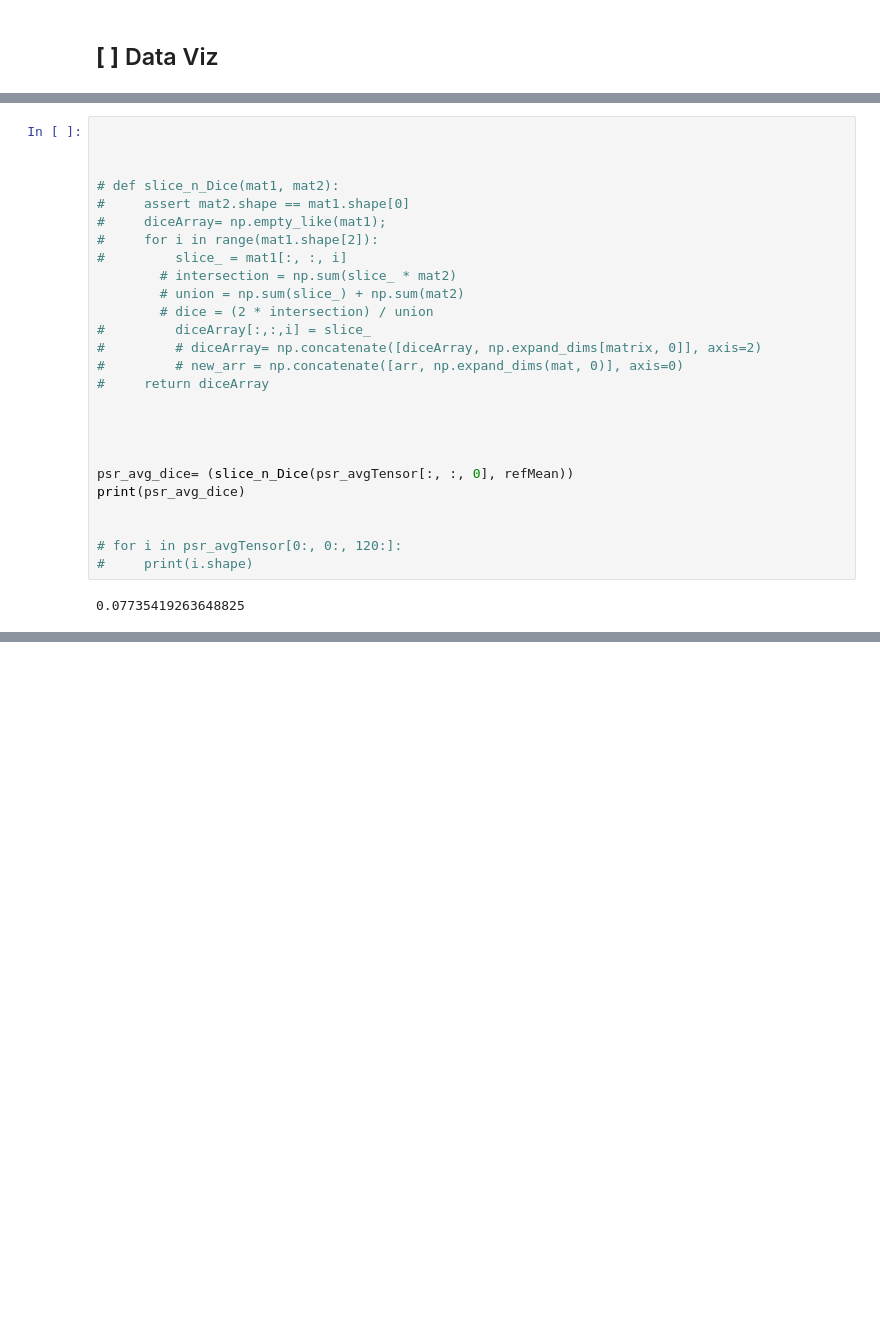
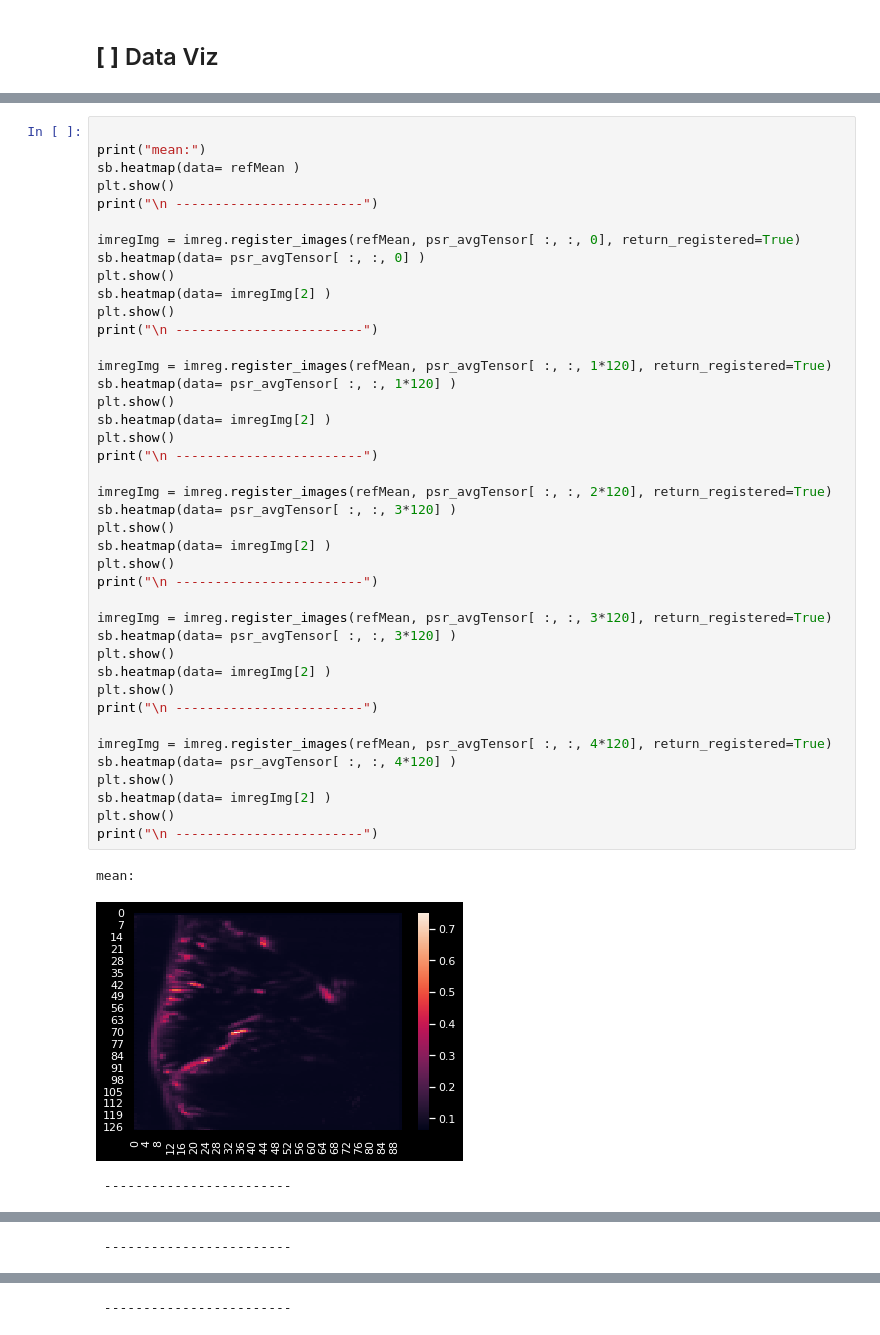
Before and after one commit to Koogleblitz/Registration-and-Alignment-for-Neuroimagery, a Jupyter notebook: pipeline.ipynb, the cells around one changed output, grey strips where cells are left out. Cells and saved outputs as stored; diff of their text form; blank space fills up the shorter version.

```diff
--- a/pipeline.ipynb
+++ b/pipeline.ipynb
@@ -424,28 +513,45 @@ plt.show()
-# %%
-
-
-
-# def slice_n_Dice(mat1, mat2):
-#     assert mat2.shape == mat1.shape[0]
-#     diceArray= np.empty_like(mat1);
-#     for i in range(mat1.shape[2]):
-#         slice_ = mat1[:, :, i]
-        # intersection = np.sum(slice_ * mat2)
-        # union = np.sum(slice_) + np.sum(mat2)
-        # dice = (2 * intersection) / union
-#         diceArray[:,:,i] = slice_
-#         # diceArray= np.concatenate([diceArray, np.expand_dims[matrix, 0]], axis=2)
-#         # new_arr = np.concatenate([arr, np.expand_dims(mat, 0)], axis=0)
-#     return diceArray
-
-
-
-
-psr_avg_dice= (slice_n_Dice(psr_avgTensor[:, :, 0], refMean))
-print(psr_avg_dice)
-
-
-# for i in psr_avgTensor[0:, 0:, 120:]:
-#     print(i.shape)
-# %% [output]
-0.07735419263648825
+# %%
+
+print("mean:")
+sb.heatmap(data= refMean )
+plt.show()
+print("\n ------------------------")
+
+imregImg = imreg.register_images(refMean, psr_avgTensor[ :, :, 0], return_registered=True)
+sb.heatmap(data= psr_avgTensor[ :, :, 0] )
+plt.show()
+sb.heatmap(data= imregImg[2] )
+plt.show()
+print("\n ------------------------")
+
+imregImg = imreg.register_images(refMean, psr_avgTensor[ :, :, 1*120], return_registered=True)
+sb.heatmap(data= psr_avgTensor[ :, :, 1*120] )
+plt.show()
+sb.heatmap(data= imregImg[2] )
+plt.show()
+print("\n ------------------------")
+
+imregImg = imreg.register_images(refMean, psr_avgTensor[ :, :, 2*120], return_registered=True)
+sb.heatmap(data= psr_avgTensor[ :, :, 3*120] )
+plt.show()
+sb.heatmap(data= imregImg[2] )
+plt.show()
+print("\n ------------------------")
+
+imregImg = imreg.register_images(refMean, psr_avgTensor[ :, :, 3*120], return_registered=True)
+sb.heatmap(data= psr_avgTensor[ :, :, 3*120] )
+plt.show()
+sb.heatmap(data= imregImg[2] )
+plt.show()
+print("\n ------------------------")
+
+imregImg = imreg.register_images(refMean, psr_avgTensor[ :, :, 4*120], return_registered=True)
+sb.heatmap(data= psr_avgTensor[ :, :, 4*120] )
+plt.show()
+sb.heatmap(data= imregImg[2] )
+plt.show()
+print("\n ------------------------")
+# %% [output]
+mean:
+[figure, added]
+ ------------------------
@@ -451,0 +560 @@ print(psr_avg_dice)
+ ------------------------
@@ -451,0 +563 @@ print(psr_avg_dice)
+ ------------------------
```
Also changed, not shown: parts of 17 cells of this notebook.
